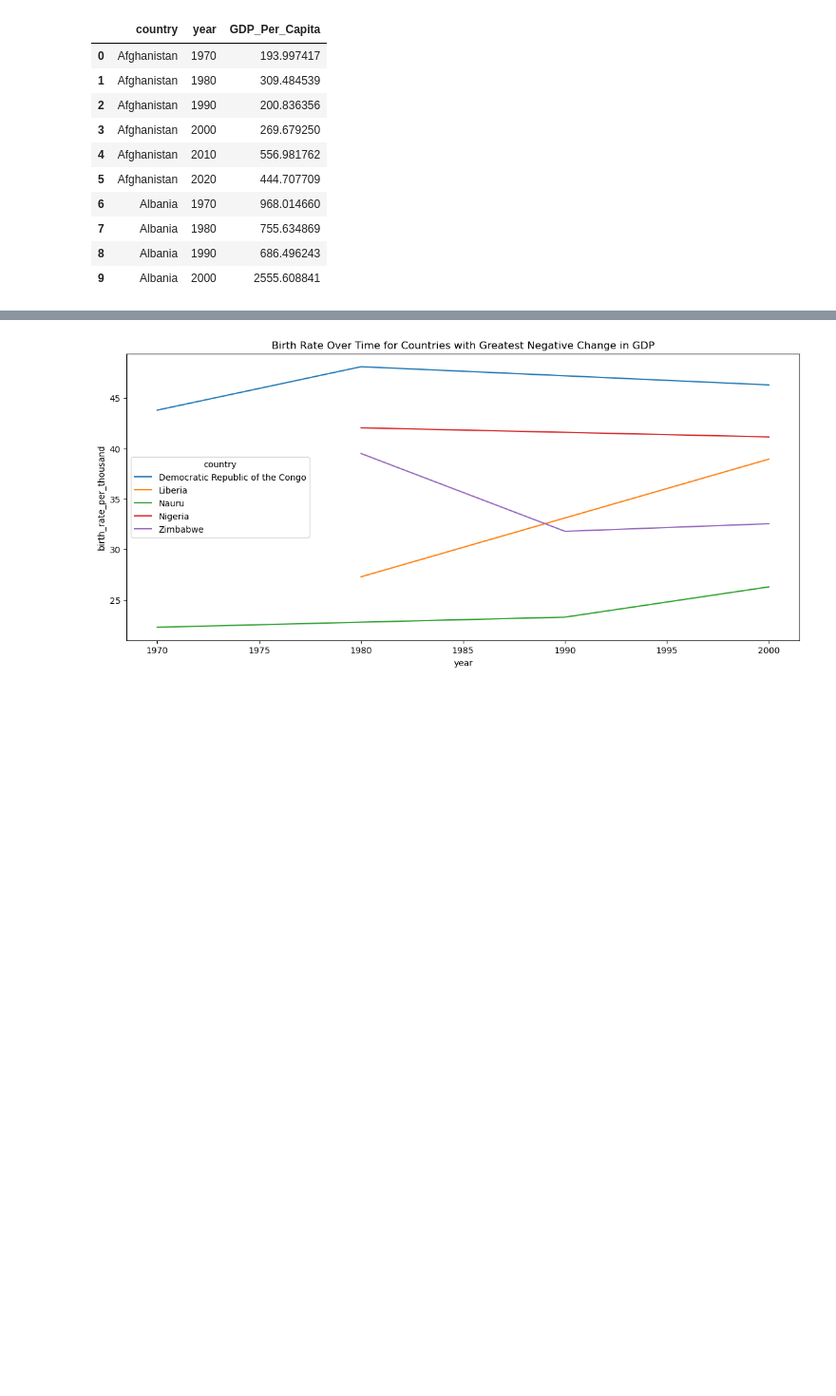
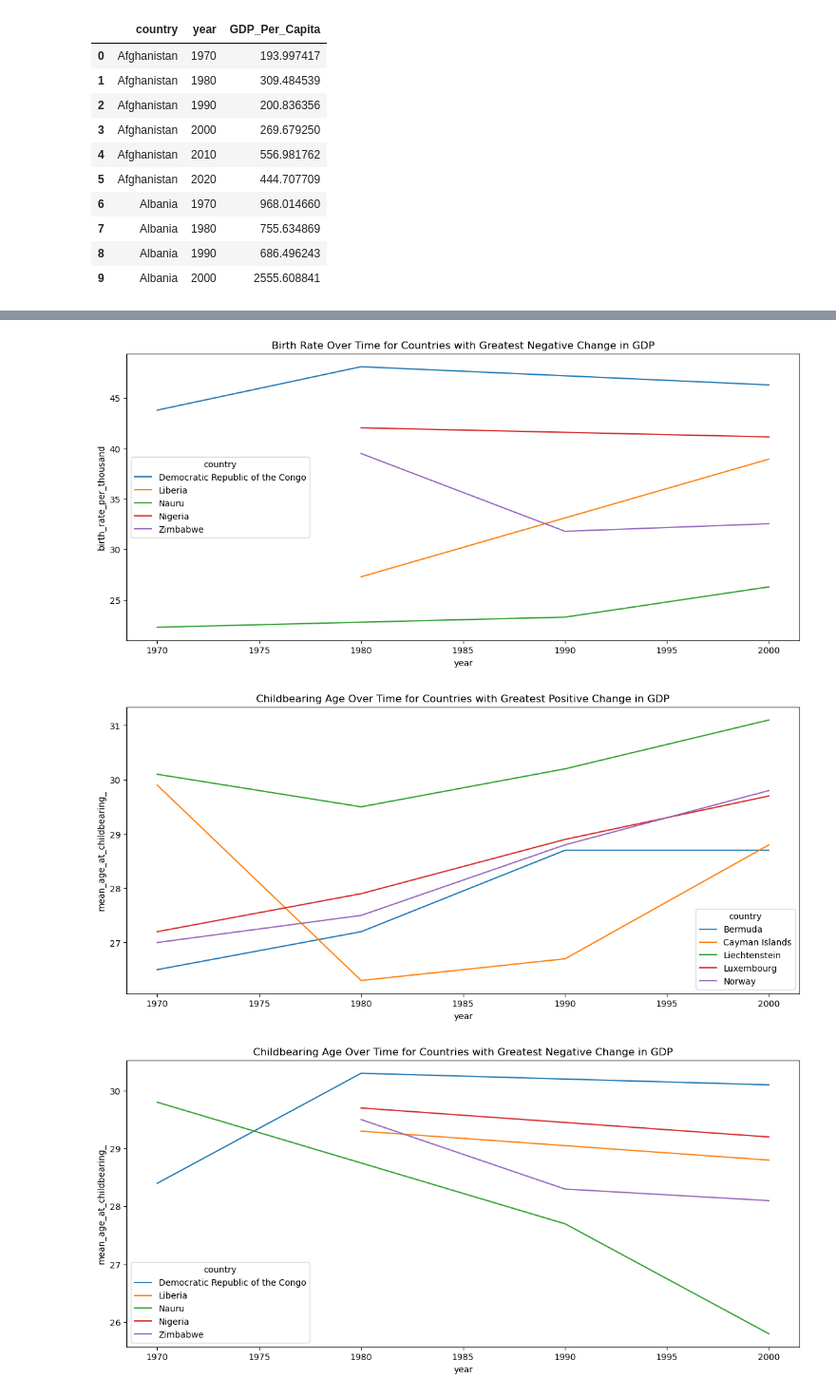
Before and after one commit to nss-data-science-cohort-7/un-exploration-shanks-t, a Jupyter notebook: notebooks/merge_frames.ipynb, the cells around one changed output, grey strips where cells are left out. Shown at 95% size. Saved outputs shown, nothing was run; the diff lists cells and outputs as text; code cells hidden in the pictures; blank space fills up the shorter version.

```diff
--- a/notebooks/merge_frames.ipynb
+++ b/notebooks/merge_frames.ipynb
@@ -160,30 +160,44 @@ positive_df = drop_na_df[drop_na_df['country'].isin(top_positive)]
 negative_df = drop_na_df[drop_na_df['country'].isin(top_negative)]
 
 # Plotting fertility rate for countries with greatest positive GDP change
 plt.figure(figsize=(14, 6))
 sns.lineplot(data=positive_df, x='year', y='total_fertility', hue='country')
 plt.title("Fertility Rate Over Time for Countries with Greatest Positive Change in GDP")
 plt.show()
 
 # Plotting birth rate for countries with greatest positive GDP change
 plt.figure(figsize=(14, 6))
 sns.lineplot(data=positive_df, x='year', y='birth_rate_per_thousand', hue='country')
 plt.title("Birth Rate Over Time for Countries with Greatest Positive Change in GDP")
 plt.show()
 
 # Plotting fertility rate for countries with greatest negative GDP change
 plt.figure(figsize=(14, 6))
 sns.lineplot(data=negative_df, x='year', y='total_fertility', hue='country')
 plt.title("Fertility Rate Over Time for Countries with Greatest Negative Change in GDP")
 plt.show()
 
 # Plotting birth rate for countries with greatest negative GDP change
 plt.figure(figsize=(14, 6))
 sns.lineplot(data=negative_df, x='year', y='birth_rate_per_thousand', hue='country')
 plt.title("Birth Rate Over Time for Countries with Greatest Negative Change in GDP")
 plt.show()
+
+# Plotting age at childbearing for countries with greatest negative GDP change
+plt.figure(figsize=(14, 6))
+sns.lineplot(data=positive_df, x='year', y='mean_age_at_childbearing_', hue='country')
+plt.title("Childbearing Age Over Time for Countries with Greatest Positive Change in GDP")
+plt.show()
+
+# Plotting age at childbearing for countries with greatest negative GDP change
+plt.figure(figsize=(14, 6))
+sns.lineplot(data=negative_df, x='year', y='mean_age_at_childbearing_', hue='country')
+plt.title("Childbearing Age Over Time for Countries with Greatest Negative Change in GDP")
+plt.show()
 # %% [output]
 [figure]
 [figure]
 [figure]
 [figure]
+[figure, added]
+[figure, added]
```
Also changed, not shown: parts of 2 cells of this notebook.
